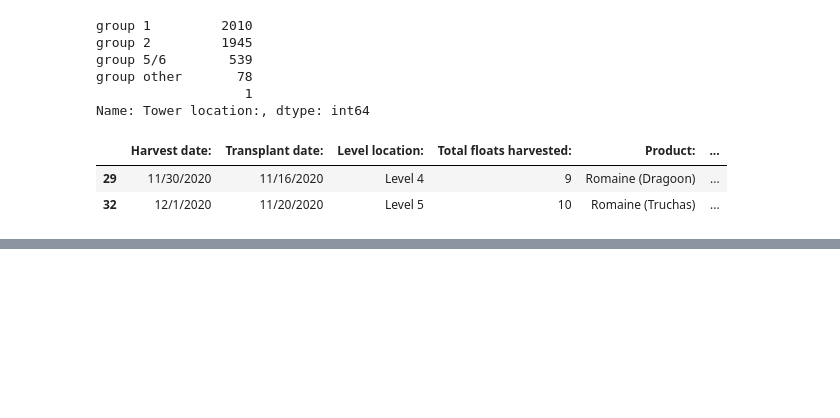
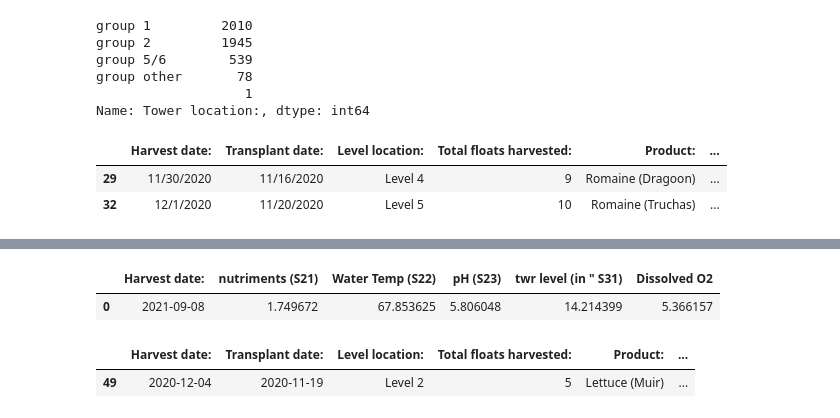
Before and after one commit to williamjwall/Aqua_verti_data, a Jupyter notebook: notebooks/EDA_farming.ipynb, the cells around one changed output, grey strips where cells are left out. Cells and saved outputs as stored; diff of their text form; code cells hidden in the pictures; blank space fills up the shorter version.

```diff
--- a/notebooks/EDA_farming.ipynb
+++ b/notebooks/EDA_farming.ipynb
@@ -248,9 +178,0 @@ True
-# %%
-avg_lista_cleaned = []
-count = -1
-for i in avg_lista:
-    count += 1
-    if len(avg_lista[count].iloc[0]) >= 4:
-        avg_lista_cleaned.append(i)
-    else:
-        pass
@@ -308,0 +205,10 @@ X_train, X_test, y_train, y_test = train_test_split(X_g1, y_g1, test_size = 0.2)
+# %%
+concat1_grp_1.head(1)
+# %% [output]
+|  | Harvest date: | nutriments (S21) | Water Temp (S22) | pH (S23) | twr level (in " S31) | Dissolved O2 |
+| 0 | 2021-09-08 | 1.749672 | 67.853625 | 5.806048 | 14.214399 | 5.366157 |
+# %%
+group_1_harvest_lettuceM.head(1)
+# %% [output]
+|  | Harvest date: | Transplant date: | Level location: | Total floats harvested: | Product: | ... |
+| 49 | 2020-12-04 | 2020-11-19 | Level 2 | 5 | Lettuce (Muir) | ... |
```
Also changed, not shown: parts of 62 cells of this notebook, 1 other file.
